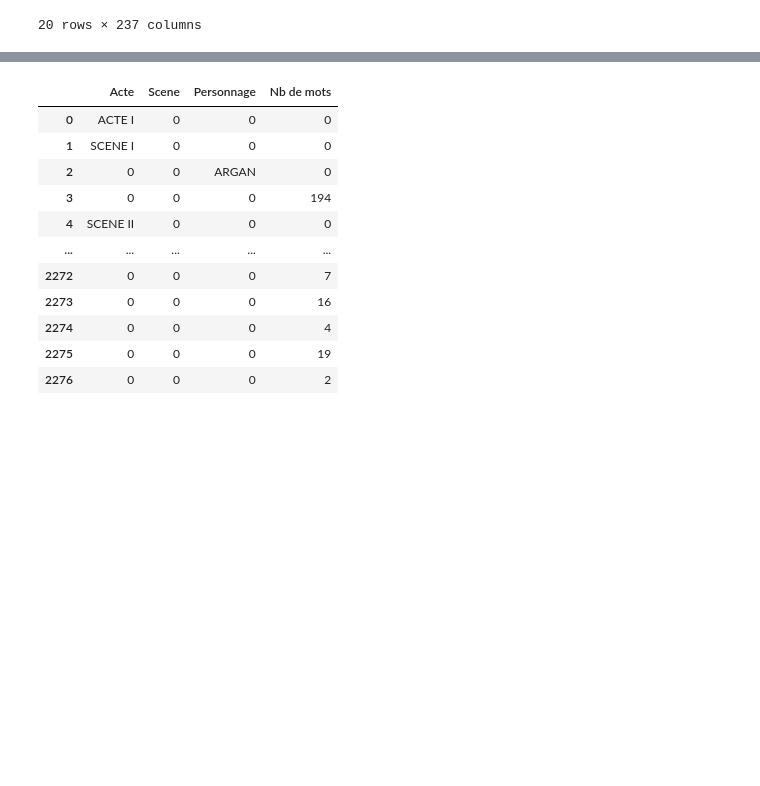
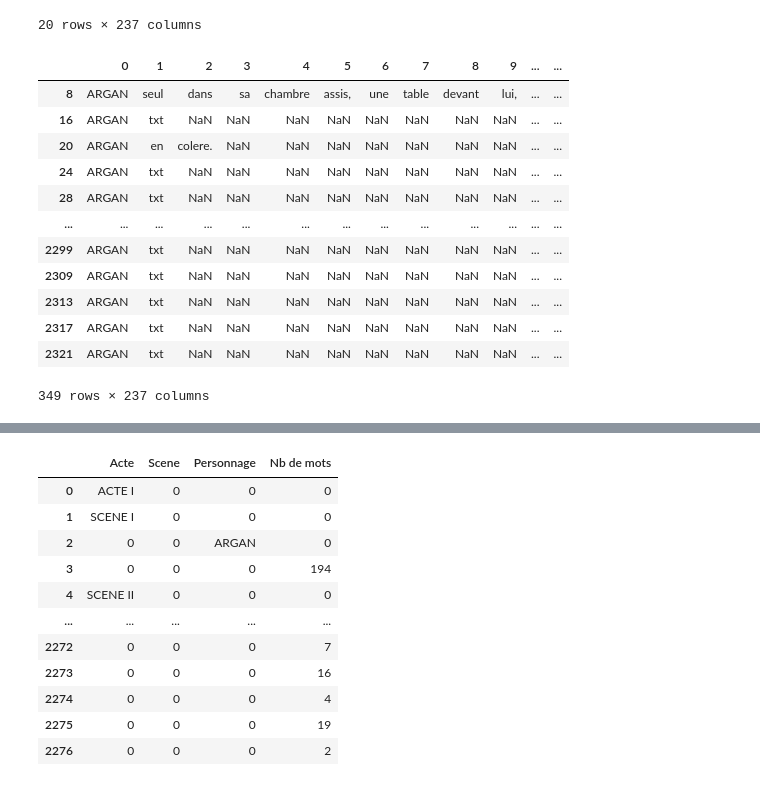
Before and after one commit to Antoine1608/TH-NL-P1-Decoupage_des_roles_d_une_piece_de_theatre, a Jupyter notebook: compte_mots.ipynb, the cells around one changed output, grey strips where cells are left out. Saved outputs shown, nothing was run; the diff lists cells and outputs as text; code cells hidden in the pictures; blank space fills up the shorter version.

```diff
--- a/compte_mots.ipynb
+++ b/compte_mots.ipynb
@@ -77,6 +73,22 @@ df.iloc[0:20]
 | 18 | TOINETTE | faisant | semblant | de | s etre | cogne | la | tete. | NaN | NaN | ... | ... |
 | 19 | Note |  | Carne | : | angle | ou | pointe | solide, | composee | de | ... | ... |
 20 rows × 237 columns
+# %%
+df.loc[df[0] =='ARGAN', :]
+# %% [output]
+|  | 0 | 1 | 2 | 3 | 4 | 5 | 6 | 7 | 8 | 9 | ... | ... |
+| 8 | ARGAN | seul | dans | sa | chambre | assis, | une | table | devant | lui, | ... | ... |
+| 16 | ARGAN | txt | NaN | NaN | NaN | NaN | NaN | NaN | NaN | NaN | ... | ... |
+| 20 | ARGAN | en | colere. | NaN | NaN | NaN | NaN | NaN | NaN | NaN | ... | ... |
+| 24 | ARGAN | txt | NaN | NaN | NaN | NaN | NaN | NaN | NaN | NaN | ... | ... |
+| 28 | ARGAN | txt | NaN | NaN | NaN | NaN | NaN | NaN | NaN | NaN | ... | ... |
+| ... | ... | ... | ... | ... | ... | ... | ... | ... | ... | ... | ... | ... |
+| 2299 | ARGAN | txt | NaN | NaN | NaN | NaN | NaN | NaN | NaN | NaN | ... | ... |
+| 2309 | ARGAN | txt | NaN | NaN | NaN | NaN | NaN | NaN | NaN | NaN | ... | ... |
+| 2313 | ARGAN | txt | NaN | NaN | NaN | NaN | NaN | NaN | NaN | NaN | ... | ... |
+| 2317 | ARGAN | txt | NaN | NaN | NaN | NaN | NaN | NaN | NaN | NaN | ... | ... |
+| 2321 | ARGAN | txt | NaN | NaN | NaN | NaN | NaN | NaN | NaN | NaN | ... | ... |
+349 rows × 237 columns
 # %%
 %%time
 data = [['Acte', 'Scene', 'Personnage', 'Nb de mots']]
```
Also changed, not shown: parts of 23 cells of this notebook.
